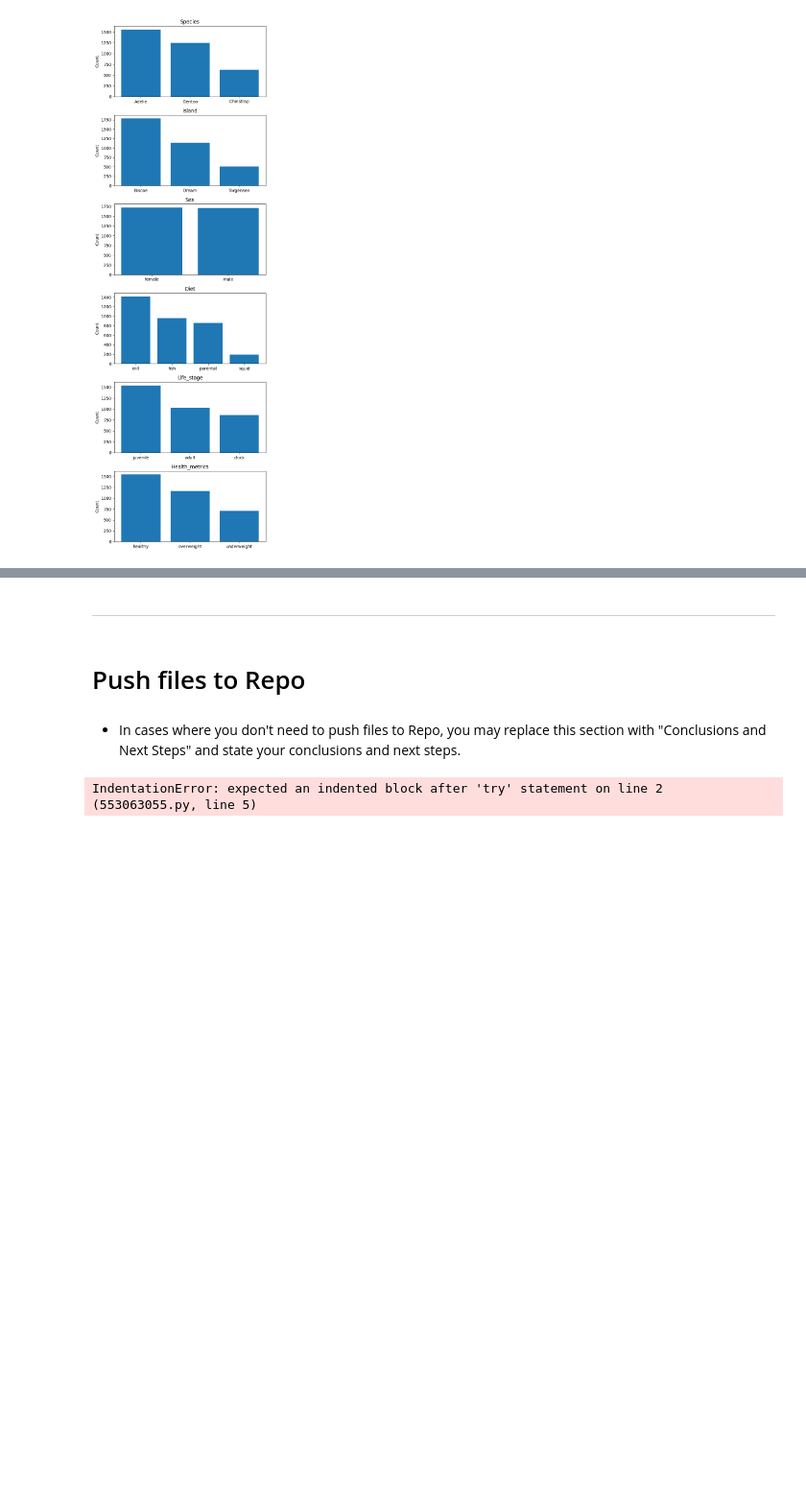
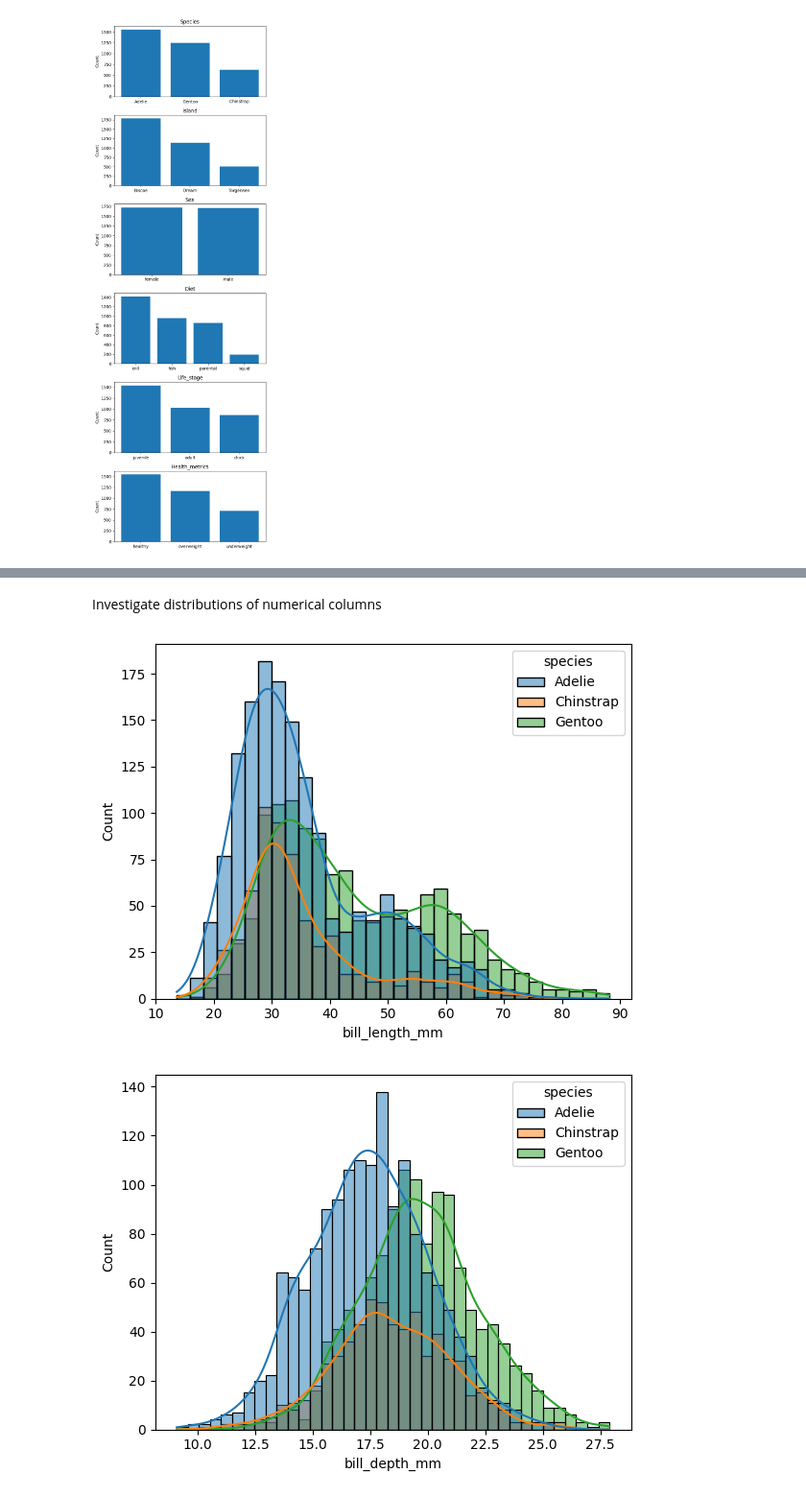
Before and after one commit to tb9757/Penguin-ML-Classification, a Jupyter notebook: jupyter_notebooks/1. ETL and EDA.ipynb, the cells around one changed output, grey strips where cells are left out. Shown at 96% size. Drawn from its saved outputs; the diff is of its cells as text; code cells hidden in the pictures; blank space fills up the shorter version.

```diff
--- a/jupyter_notebooks/1. ETL and EDA.ipynb
+++ b/jupyter_notebooks/1. ETL and EDA.ipynb
@@ -195,15 +221,9 @@ NOTE
-# %% [markdown]
----
-# %% [markdown]
-# Push files to Repo
-# %% [markdown]
-* In cases where you don't need to push files to Repo, you may replace this section with "Conclusions and Next Steps" and state your conclusions and next steps.
-# %%
-import os
-try:
-  # create your folder here
-  # os.makedirs(name='')
-except Exception as e:
-  print(e)
-# %% [output]
-IndentationError: expected an indented block after 'try' statement on line 2 (553063055.py, line 5)
+# %% [markdown]
+Investigate distributions of numerical columns
+# %%
+for col in num_cols:
+    sns.histplot(data=df, x=col, hue='species', kde=True)
+    plt.show()
+# %% [output]
+[figure, added]
+[figure, added]
```
Also changed, not shown: parts of 21 cells of this notebook.
